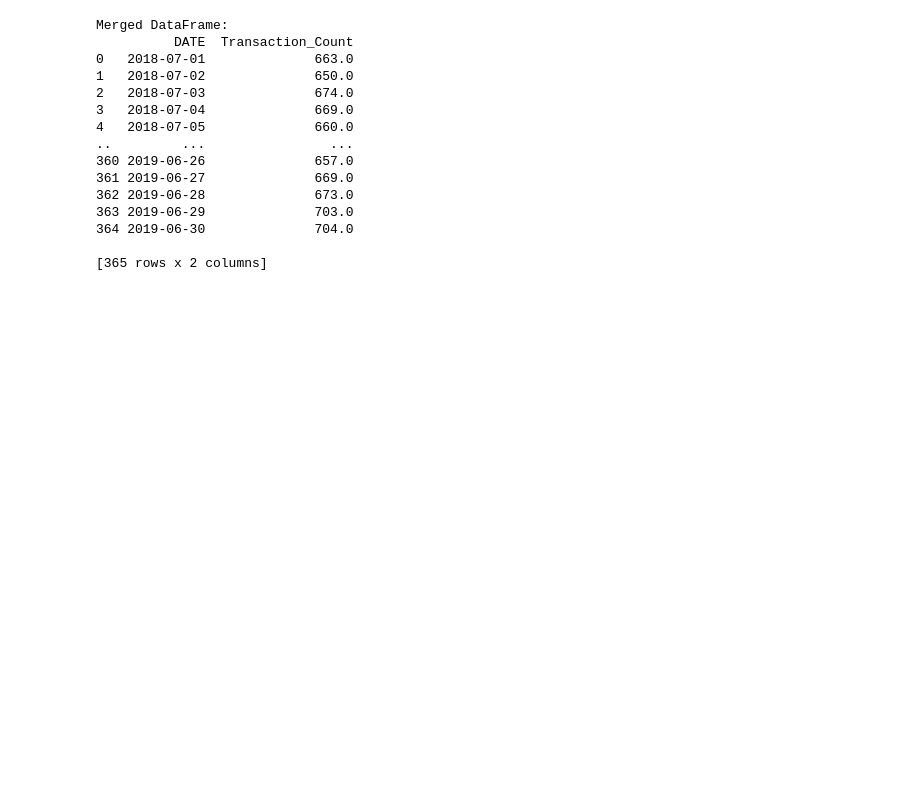
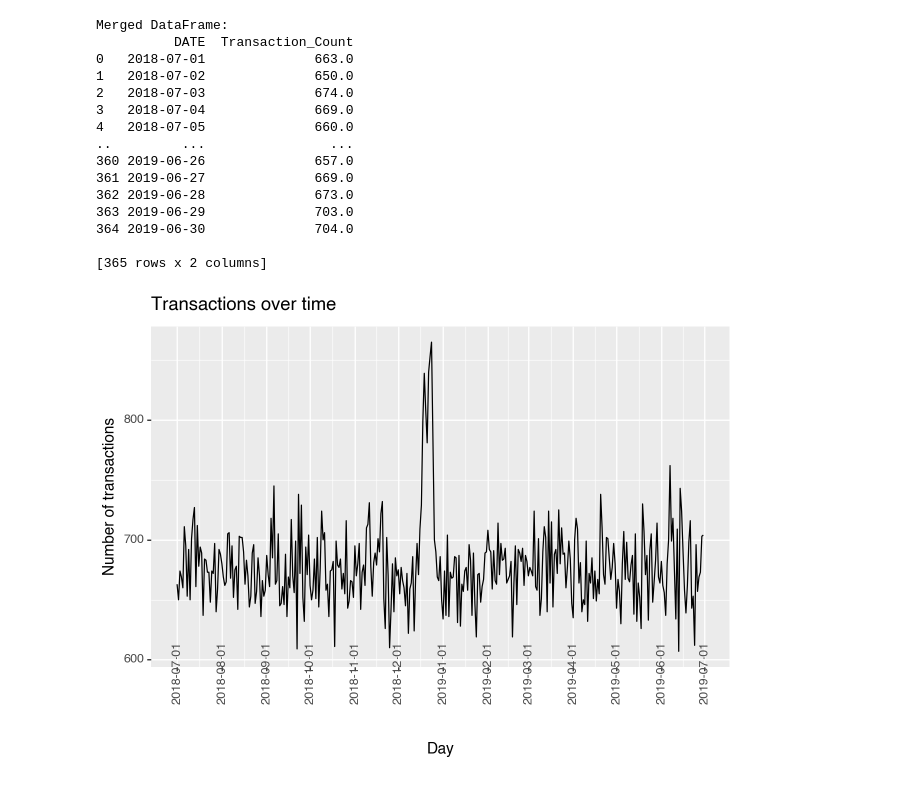
Before and after one commit to yahyaCS/quantiumTasks, a Jupyter notebook: Task1.ipynb, the cells around one changed output. Saved outputs shown, nothing was run; the diff lists cells and outputs as text; code cells hidden in the pictures; blank space fills up the shorter version.

Commit message:
Ploted a Transaction over Time Graph

```diff
--- a/Task1.ipynb
+++ b/Task1.ipynb
@@ -235,3 +235,17 @@ Merged DataFrame:
 364 2019-06-30              704.0
 
 [365 rows x 2 columns]
+# %%
+from plotnine import ggplot, aes, geom_line, labs, theme, scale_x_date, element_text
+
+plot = (
+    ggplot(transactions_by_date, aes(x='DATE', y='Transaction_Count')) +
+    geom_line() +
+    labs(x="Day", y="Number of transactions", title="Transactions over time") +
+    scale_x_date(breaks="1 month") +
+    theme(axis_text_x=element_text(angle=90, vjust=0.5))
+)
+
+print(plot)
+# %% [output]
+[figure, added]
```
